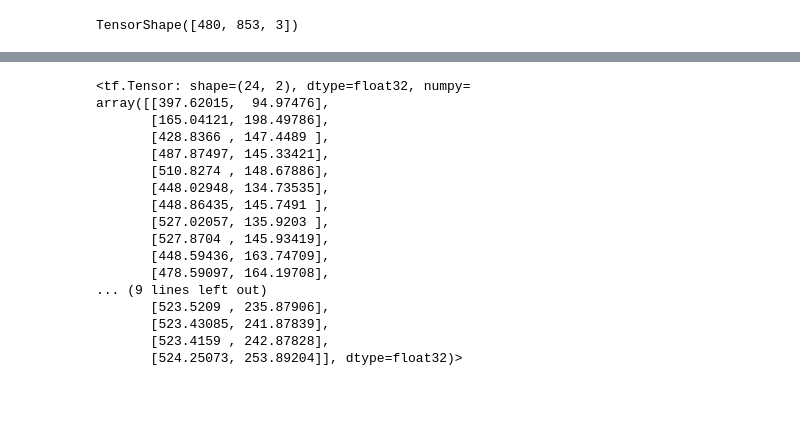
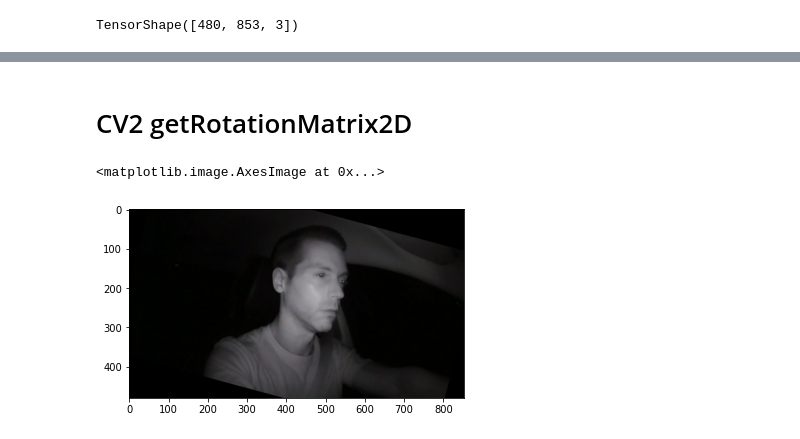
Before and after one commit to hkang106/dms, a Jupyter notebook: rotate.ipynb, the cells around one changed output, grey strips where cells are left out. Drawn from its saved outputs; the diff is of its cells as text; code cells hidden in the pictures; blank space fills up the shorter version.

```diff
--- a/rotate.ipynb
+++ b/rotate.ipynb
@@ -168,20 +81,19 @@ plt.imshow(img_right)
-# %%
-rotated_points
-# %% [output]
-<tf.Tensor: shape=(24, 2), dtype=float32, numpy=
-array([[397.62015,  94.97476],
-       [165.04121, 198.49786],
-       [428.8366 , 147.4489 ],
-       [487.87497, 145.33421],
-       [510.8274 , 148.67886],
-       [448.02948, 134.73535],
-       [448.86435, 145.7491 ],
-       [527.02057, 135.9203 ],
-       [527.8704 , 145.93419],
-       [448.59436, 163.74709],
-       [478.59097, 164.19708],
-... (9 lines left out)
-       [523.5209 , 235.87906],
-       [523.43085, 241.87839],
-       [523.4159 , 242.87828],
-       [524.25073, 253.89204]], dtype=float32)>
+# %% [markdown]
+# CV2 getRotationMatrix2D
+# %%
+h, w, c = img.shape
+# %%
+img = img.numpy()
+# %%
+cX, cY = w // 2, h // 2
+# %%
+# grab the rotation matrix (applying the negative of the
+# angle to rotate clockwise), then grab the sine and cosine
+# (i.e., the rotation components of the matrix)
+M = cv2.getRotationMatrix2D((cX, cY), -15, 1.0)
+dst = cv2.warpAffine(img, M, (w, h))
+# %%
+plt.imshow(dst)
+# %% [output]
+<matplotlib.image.AxesImage at 0x...>
+[figure, added]
```
Also changed, not shown: parts of 19 cells of this notebook.
